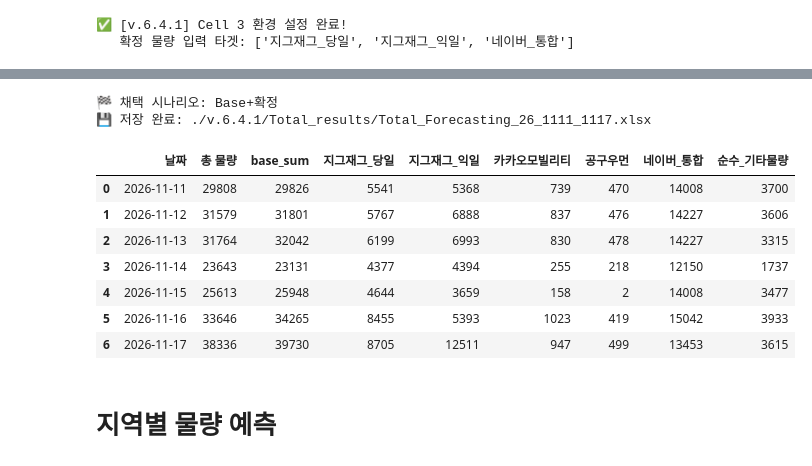
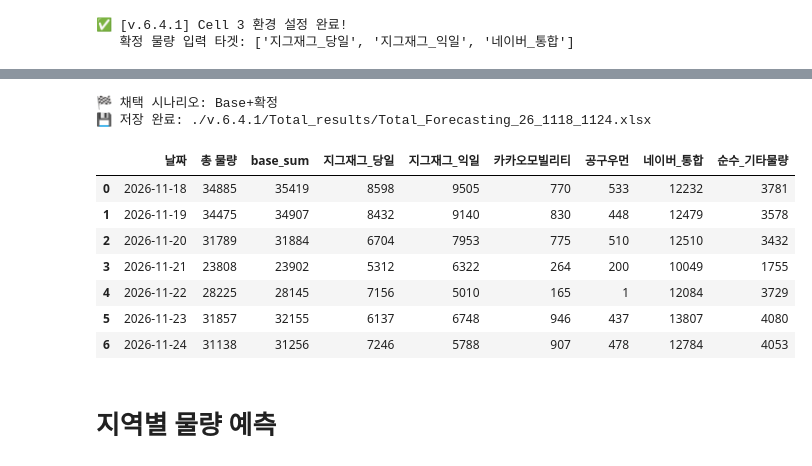
Before and after one commit to ds-sujin/forecasting_new, a Jupyter notebook: forecasting_demo_v6.4.1.ipynb, the cells around one changed output, grey strips where cells are left out. Drawn from its saved outputs; the diff is of its cells as text; code cells hidden in the pictures.

Commit message:
forecasting 1118

```diff
--- a/forecasting_demo_v6.4.1.ipynb
+++ b/forecasting_demo_v6.4.1.ipynb
@@ -1532,14 +1532,15 @@ manual_seller_fixed_volumes = {
                     "2026-11-23": 6137, "2026-11-24": 7246, "2026-11-25": 7658, "2026-11-26": 7852, "2026-11-27": 6201, "2026-11-28": 5106, "2026-11-29": 7092,
                     "2026-11-30": 6125, "2026-12-01": 8768, "2026-12-02": 8923},
 
-    ZIG_NEXT:       {"2026-11-16": 5393, "2026-11-17": 12511, "2026-11-18": 13177, "2026-11-19": 12699, "2026-11-20": 11163, "2026-11-21": 8875, "2026-11-22": 7033,
-                    "2026-11-23": 9472, "2026-11-24": 8124, "2026-11-25": 9593, "2026-11-26": 10138, "2026-11-27": 10392, "2026-11-28": 8208, "2026-11-29": 6759,
-                    "2026-11-30": 9387, "2026-12-01": 8105, "2026-12-02": 11607, "2026-12-03": 13466},
+    ZIG_NEXT:       {"2026-11-16": 5393, "2026-11-17": 9006, "2026-11-18": 9505, "2026-11-19": 9140, "2026-11-20": 7953, "2026-11-21": 6322, "2026-11-22": 5010,
+                    "2026-11-23": 6748, "2026-11-24": 5788, "2026-11-25": 6834, "2026-11-26": 7222, "2026-11-27": 7403, "2026-11-28": 5848, "2026-11-29": 4815,
+                    "2026-11-30": 6687, "2026-12-01": 5774, "2026-12-02": 8269, "2026-12-03": 9711},
 
     NAVER_COMBINED: {"2026-10-28": 16900, "2026-10-29": 16600, "2026-10-30": 15900, "2026-10-31": 13600, "2026-11-01": 9600, "2026-11-02": 14300, "2026-11-03": 15600,
                     "2026-11-04": 20500, "2026-11-05": 25100, "2026-11-06": 22700, "2026-11-07": 20000, "2026-11-08": 13400, "2026-11-09": 18200},
 }
 fixed_volumes = {k: v for k, v in manual_seller_fixed_volumes.items() if v}  # 값 있는 타겟만
+
 
 # ----------------------------------------------------------
 # 5. 학습 데이터 강제 스파이크 (보통 None 유지)
@@ -1862,42 +1849,42 @@ print(f"\n Cell 5의 SELECTED_SCENARIO 에 위 '시나리오' 이름 중 하나
 # ==========================================================
 # [v.6.4.1] Cell 5. 최종 시나리오 선택 → 엑셀 저장
 # (Cell 4 결과를 그대로 사용하므로 재연산 없음)
 # ==========================================================
 import os
 
 SELECTED_SCENARIO = "Base+확정"  # 👈 Cell 4 비교표를 보고 채택할 시나리오 이름 입력
 
 assert SELECTED_SCENARIO in scenario_runs, f"없는 시나리오입니다: {list(scenario_runs.keys())}"
 sel = scenario_runs[SELECTED_SCENARIO]
 
 # 이후 셀(지역별 예측)에서 쓰는 변수명 유지
 forecast_df_final = sel["forecast"].copy()
 valid_result_df   = sel["valid"]
 trained_models    = sel["models"]
 features_dict     = sel["features"]
 
 # 저장
 VERSION_DIR = "./v.6.4.1"
 SAVE_DIR = f"{VERSION_DIR}/Total_results"
 os.makedirs(SAVE_DIR, exist_ok=True)
-save_path_total = f"{SAVE_DIR}/Total_Forecasting_26_1111_1117.xlsx"  # 👈 날짜명 변경
+save_path_total = f"{SAVE_DIR}/Total_Forecasting_26_1118_1124.xlsx"  # 👈 날짜명 변경
 
 forecast_df_final.to_excel(save_path_total, index=False)
 print(f"🏁 채택 시나리오: {SELECTED_SCENARIO}")
 print(f"💾 저장 완료: {save_path_total}\n")
 
 display(forecast_df_final[["날짜", "총 물량", "base_sum"] + BASE_TARGETS])
 # %% [output]
 🏁 채택 시나리오: Base+확정
-💾 저장 완료: ./v.6.4.1/Total_results/Total_Forecasting_26_1111_1117.xlsx
+💾 저장 완료: ./v.6.4.1/Total_results/Total_Forecasting_26_1118_1124.xlsx
 |  | 날짜 | 총 물량 | base_sum | 지그재그_당일 | 지그재그_익일 | 카카오모빌리티 | 공구우먼 | 네이버_통합 | 순수_기타물량 |
-| 0 | 2026-11-11 | 29808 | 29826 | 5541 | 5368 | 739 | 470 | 14008 | 3700 |
-| 1 | 2026-11-12 | 31579 | 31801 | 5767 | 6888 | 837 | 476 | 14227 | 3606 |
-| 2 | 2026-11-13 | 31764 | 32042 | 6199 | 6993 | 830 | 478 | 14227 | 3315 |
-| 3 | 2026-11-14 | 23643 | 23131 | 4377 | 4394 | 255 | 218 | 12150 | 1737 |
-| 4 | 2026-11-15 | 25613 | 25948 | 4644 | 3659 | 158 | 2 | 14008 | 3477 |
-| 5 | 2026-11-16 | 33646 | 34265 | 8455 | 5393 | 1023 | 419 | 15042 | 3933 |
-| 6 | 2026-11-17 | 38336 | 39730 | 8705 | 12511 | 947 | 499 | 13453 | 3615 |
+| 0 | 2026-11-18 | 34885 | 35419 | 8598 | 9505 | 770 | 533 | 12232 | 3781 |
+| 1 | 2026-11-19 | 34475 | 34907 | 8432 | 9140 | 830 | 448 | 12479 | 3578 |
+| 2 | 2026-11-20 | 31789 | 31884 | 6704 | 7953 | 775 | 510 | 12510 | 3432 |
+| 3 | 2026-11-21 | 23808 | 23902 | 5312 | 6322 | 264 | 200 | 10049 | 1755 |
+| 4 | 2026-11-22 | 28225 | 28145 | 7156 | 5010 | 165 | 1 | 12084 | 3729 |
+| 5 | 2026-11-23 | 31857 | 32155 | 6137 | 6748 | 946 | 437 | 13807 | 4080 |
+| 6 | 2026-11-24 | 31138 | 31256 | 7246 | 5788 | 907 | 478 | 12784 | 4053 |
 # %% [markdown]
 # 지역별 물량 예측
 # %%
```
Also changed, not shown: parts of 6 cells of this notebook, 8 other files.
